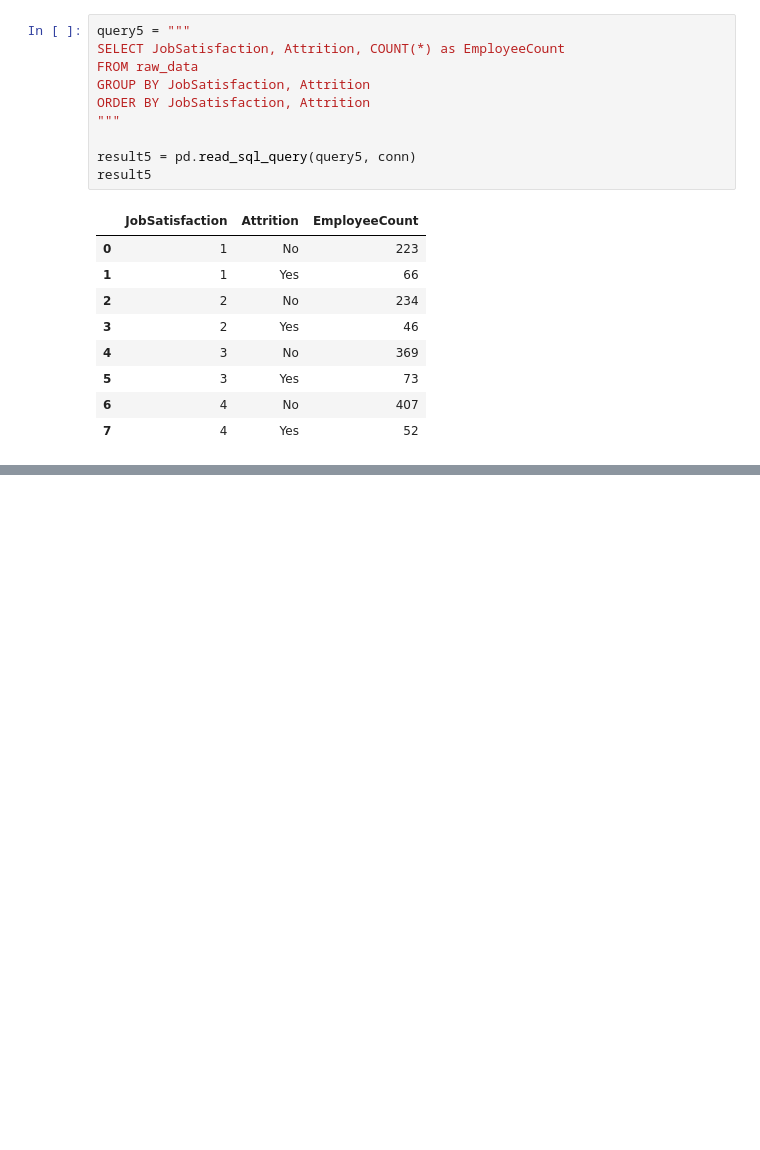
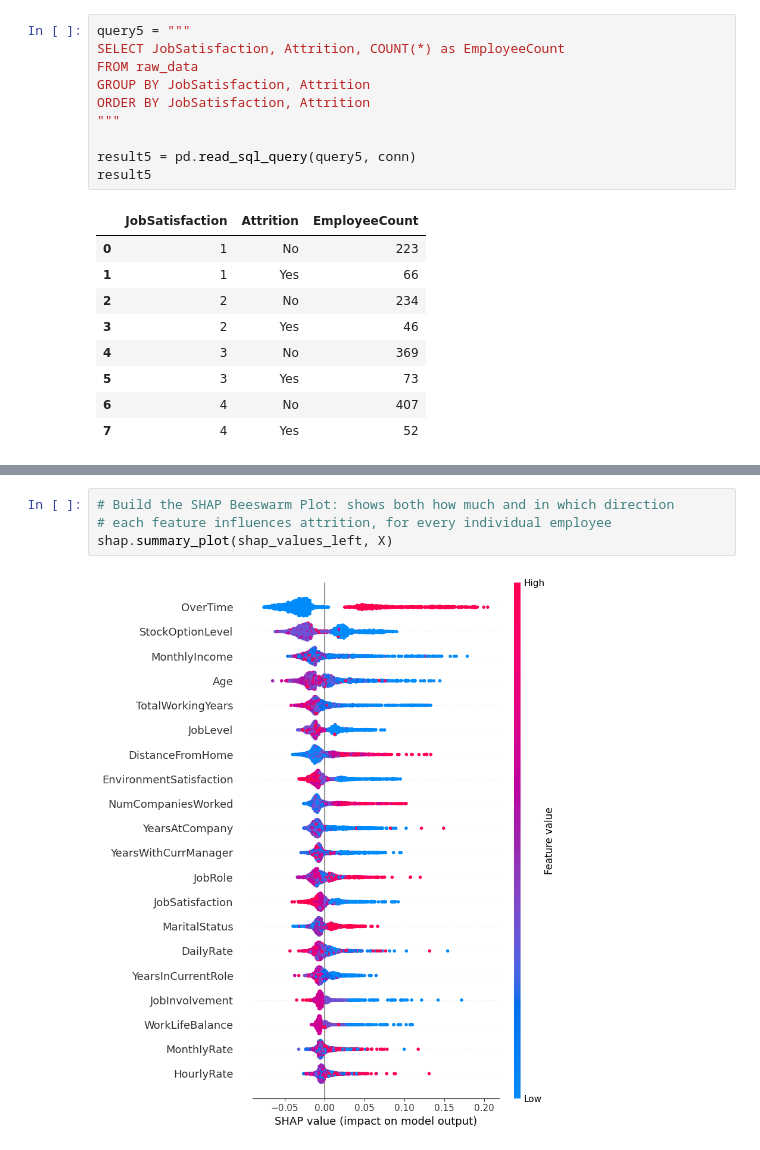
Before and after one commit to zainaahamed-work/Employee-Attrition-Analytics-XAI, a Jupyter notebook: Employee_Attrition_Project.ipynb, the cells around one changed output, grey strips where cells are left out. Cells and saved outputs as stored; diff of their text form; blank space fills up the shorter version.

```diff
--- a/Employee_Attrition_Project.ipynb
+++ b/Employee_Attrition_Project.ipynb
@@ -425,0 +468,6 @@ result5
+# %%
+# Build the SHAP Beeswarm Plot: shows both how much and in which direction
+# each feature influences attrition, for every individual employee
+shap.summary_plot(shap_values_left, X)
+# %% [output]
+[figure, added]
```
Also changed, not shown: parts of 7 cells of this notebook.
